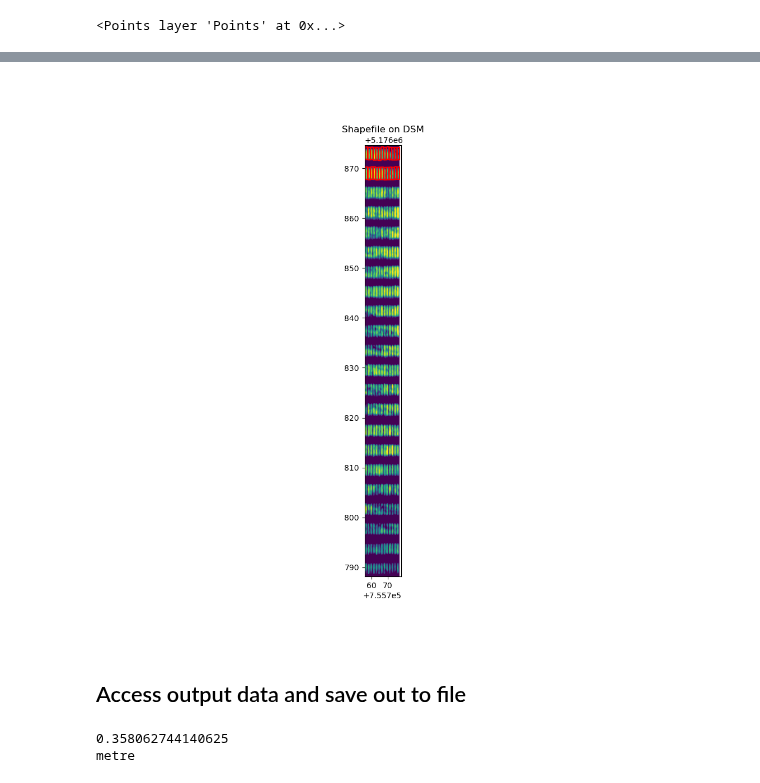
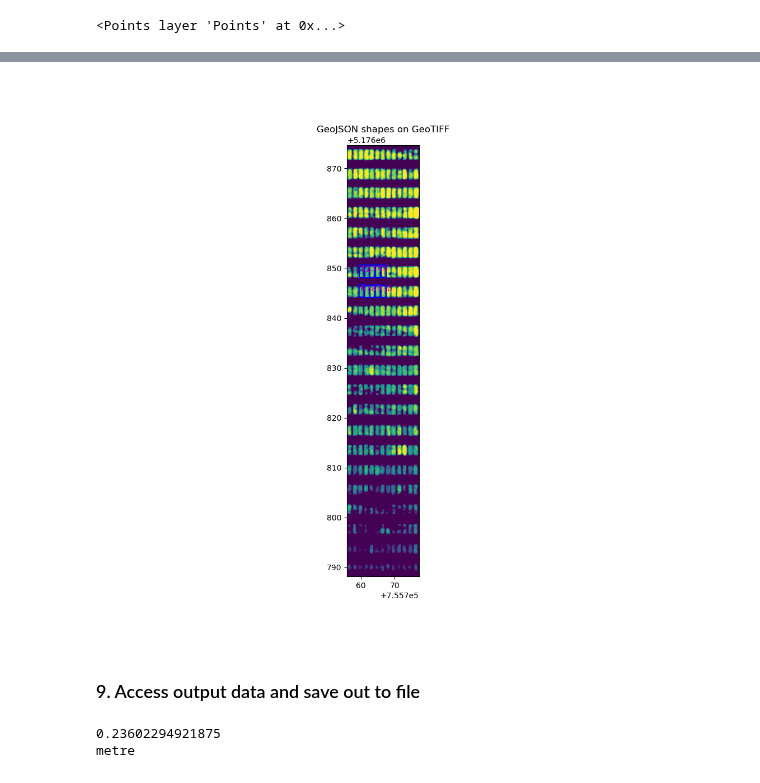
Before and after one commit to danforthcenter/plantcv-geospatial-tutorial-plant-height, a Jupyter notebook: index.ipynb, the cells around one changed output, grey strips where cells are left out. Drawn from its saved outputs; the diff is of its cells as text; code cells hidden in the pictures.

```diff
--- a/index.ipynb
+++ b/index.ipynb
@@ -106,4 +154,4 @@ gridcells = gcv.shapes.flexible(img=geoimg, field_corners_path="./shapefile/4cor
 # %%
 # Read DSM in as geospatial data.
-dsm = gcv.read_geotif(filename="./BisonFly/DSM/EX_10_DAP_52_2021_Casselton_YT_06-28_dem.tif", bands=[0])
+dsm = gcv.read.geotif(filename="/Users/acasto/Downloads/NDSU_WheatData_UAV_2021/DSM/EX_9_DAP_49_2021_Casselton_YT_06-25_dem.tif", bands=[0])
 # %% [output]
@@ -111,20 +161,20 @@ dsm = gcv.read_geotif(filename="./BisonFly/DSM/EX_10_DAP_52_2021_Casselton_YT_06
 # %%
 # Analyze height for each region in the geojson.
 bounds = gcv.analyze.height_percentile(dsm=dsm,
-                           geojson="./shapefile/gridcells.geojson",
+                           geojson="/Users/acasto/Downloads/NDSU_WheatData_UAV_2021/gridcells.geojson",
                            lower=25,
                            upper=90,
                            label="default")
 # %% [output]
-[figure, old version]
+[figure, new version]
 # %% [markdown]
-## Access output data and save out to file
+### 9. Access output data and save out to file
 # %%
 # To access individual observation values:
-print(pcv.outputs.observations["default_0"]["plant_height"]["value"])
-print(pcv.outputs.observations["default_0"]["plant_height"]["scale"])
+print(pcv.outputs.observations["default_1"]["plant_height"]["value"])
+print(pcv.outputs.observations["default_1"]["plant_height"]["scale"])
 # %% [output]
-0.358062744140625
+0.23602294921875
 metre
 # %%
 #To save the outputs as a shapefile:
```
Also changed, not shown: parts of 29 cells of this notebook.
